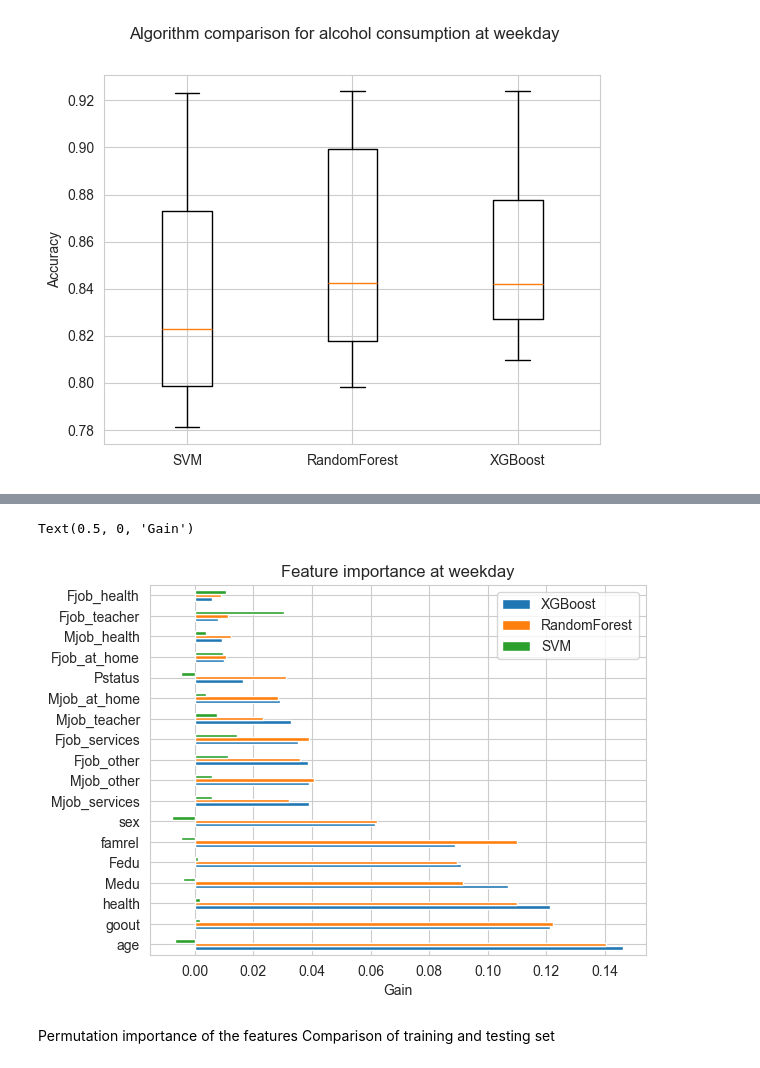
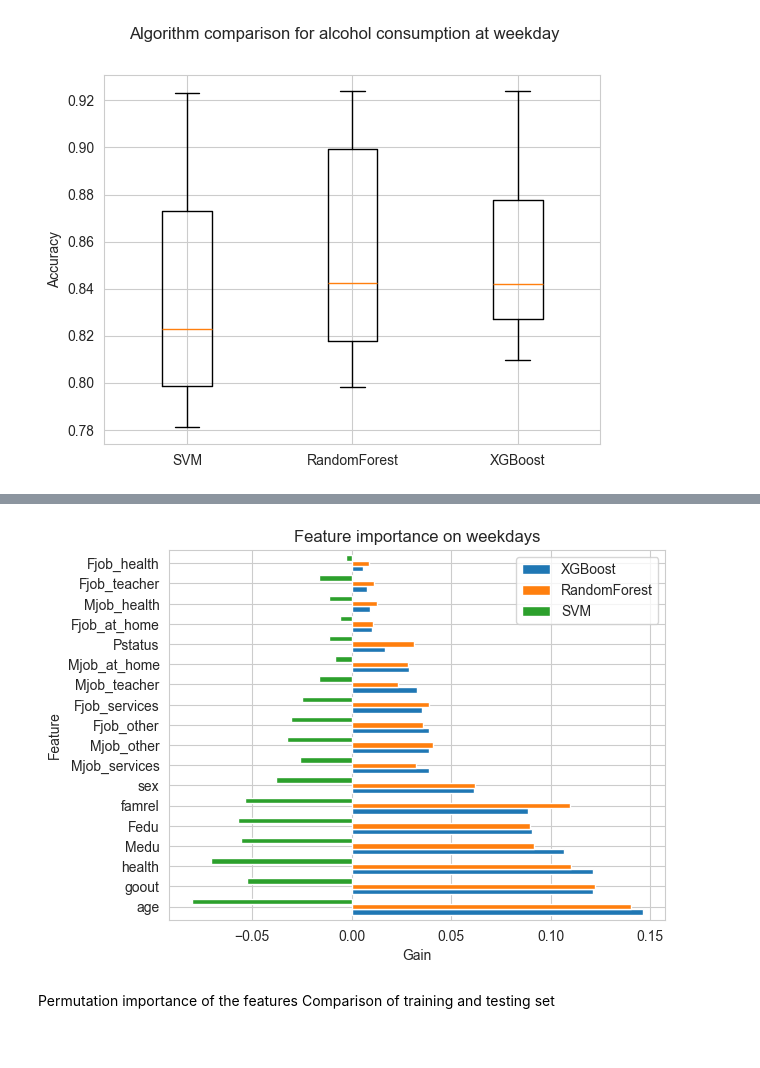
Before and after one commit to moon1201/DSGP8_Final, a Jupyter notebook: Modeling.ipynb, the cells around one changed output, grey strips where cells are left out. Saved outputs shown, nothing was run; the diff lists cells and outputs as text; code cells hidden in the pictures.

Commit message:
Finishing feature importance and starting to compute the ATE for causal analysis

```diff
--- a/Modeling.ipynb
+++ b/Modeling.ipynb
@@ -365,15 +367,16 @@ plt.show()
 # %%
 from xgboost import plot_importance
 from sklearn.inspection import permutation_importance
+X_train, X_test, y_train, y_test = train_test_split(X, yD, test_size=0.2, random_state=30)
 xgboostD = pickle.load(open('xgboostD.sav', 'rb'))
-svmD = pickle.load(open('svcD.sav', 'rb'))
+svmD = pickle.load(open('svmD.sav', 'rb'))
 rftD = pickle.load(open('rftD.sav', 'rb'))
+
 xgbD_importances = xgboostD.feature_importances_
 xgbD_importances = pd.Series(xgbD_importances, index=X.columns).sort_values()
 rftD_importances = rftD.feature_importances_
 rftD_importances = pd.Series(rftD_importances, index=X.columns).sort_values()
+
+svmD_importances = permutation_importance(svmD, X_test, y_test)
+sorted_idx = svmD_importances.importances_mean.argsort()
+svmD_importances = pd.Series(svmD_importances.importances_mean[sorted_idx], index=X.columns[sorted_idx]).sort_values()
-# %%
-svmD_importances = permutation_importance(svmD, X_test, y_test)
-sorted_idx = svmD_importances.importances_mean.argsort()
-svmD_importances = pd.Series(svmD_importances.importances_mean[sorted_idx], index=X.columns)
-svmD_importances
@@ -400,9 +383,10 @@ dtype: float64
 # %%
 data = {"XGBoost": xgbD_importances, "RandomForest": rftD_importances, "SVM": svmD_importances}
 feature_importances = pd.DataFrame(data)
-feature_importances.nlargest(20, columns=feature_importances.columns).plot(kind='barh')
-plt.title("Feature importance at weekday")
+feature_importances.nlargest(20, columns=feature_importances.columns).plot(kind='barh', width=0.8, align='center')
+plt.title("Feature importance on weekdays")
 plt.xlabel('Gain')
+plt.ylabel('Feature')
+plt.savefig('./exp/FeatureImportanceD.png', bbox_inches='tight')
 # %% [output]
-Text(0.5, 0, 'Gain')
-[figure, old version]
+[figure, new version]
```
Also changed, not shown: parts of 14 cells of this notebook, 16 other files.
